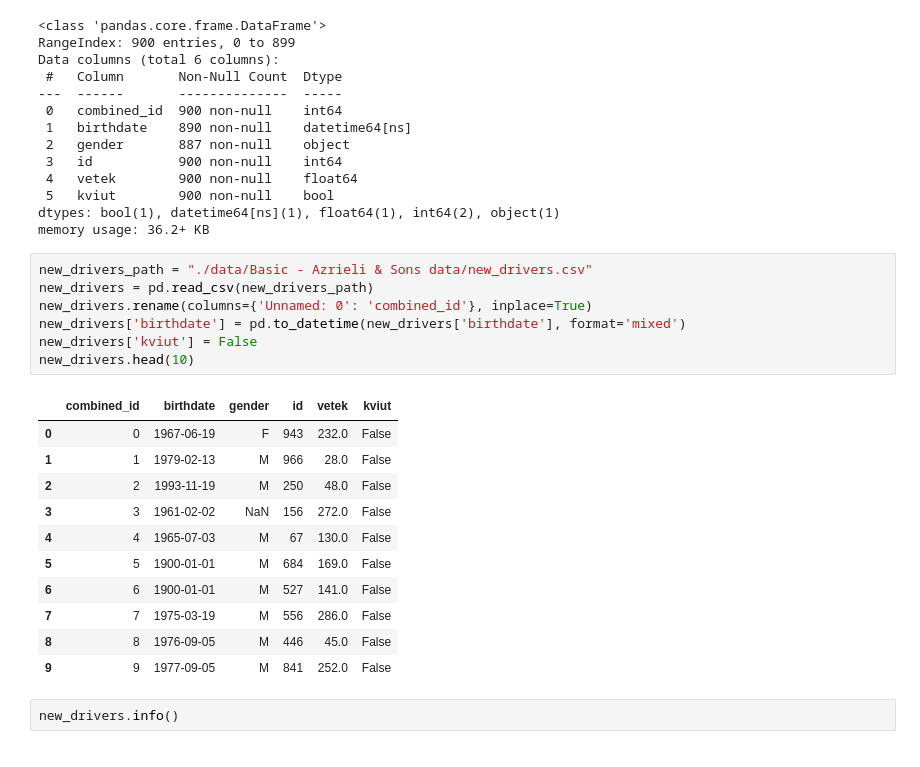
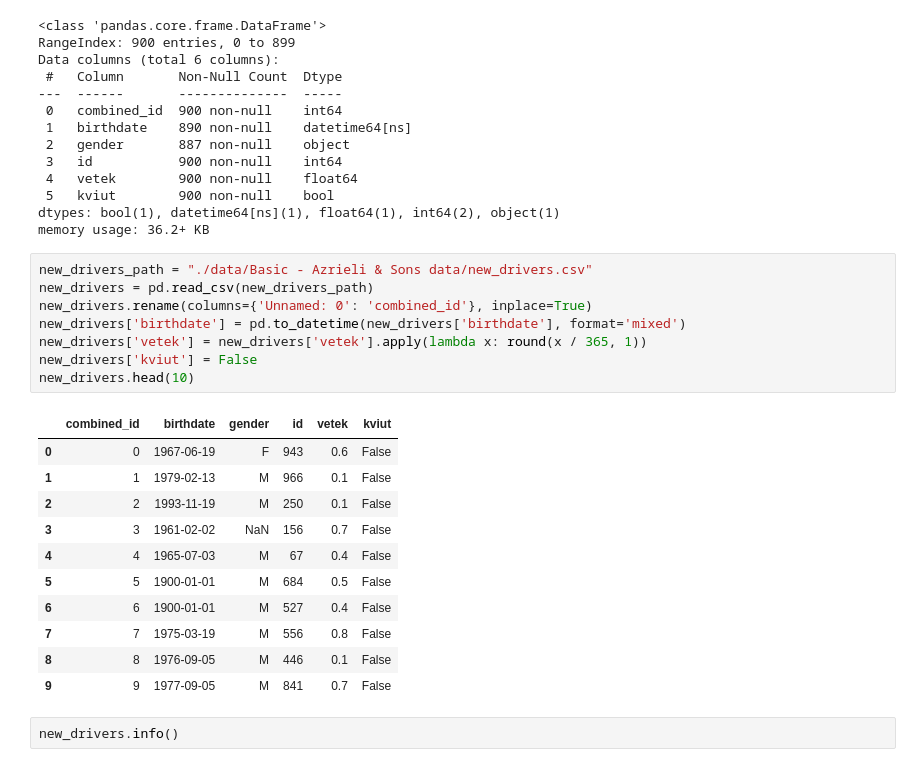
Before and after one commit to shalev-habany/CV_training, a Jupyter notebook: basic/python/azrieli/azrieli_and_sons.ipynb, the cells around one changed output. Saved outputs shown, nothing was run; the diff lists cells and outputs as text.

Commit message:
finished to calculate the incomes and the full table

```diff
--- a/basic/python/azrieli/azrieli_and_sons.ipynb
+++ b/basic/python/azrieli/azrieli_and_sons.ipynb
@@ -66,22 +67,23 @@ memory usage: 36.2+ KB
 # %%
 new_drivers_path = "./data/Basic - Azrieli & Sons data/new_drivers.csv"
 new_drivers = pd.read_csv(new_drivers_path)
 new_drivers.rename(columns={'Unnamed: 0': 'combined_id'}, inplace=True)
 new_drivers['birthdate'] = pd.to_datetime(new_drivers['birthdate'], format='mixed')
+new_drivers['vetek'] = new_drivers['vetek'].apply(lambda x: round(x / 365, 1))
 new_drivers['kviut'] = False
 new_drivers.head(10)
 # %% [output]
 |  | combined_id | birthdate | gender | id | vetek | kviut |
-| 0 | 0 | 1967-06-19 | F | 943 | 232.0 | False |
-| 1 | 1 | 1979-02-13 | M | 966 | 28.0 | False |
-| 2 | 2 | 1993-11-19 | M | 250 | 48.0 | False |
-| 3 | 3 | 1961-02-02 | NaN | 156 | 272.0 | False |
-| 4 | 4 | 1965-07-03 | M | 67 | 130.0 | False |
-| 5 | 5 | 1900-01-01 | M | 684 | 169.0 | False |
-| 6 | 6 | 1900-01-01 | M | 527 | 141.0 | False |
-| 7 | 7 | 1975-03-19 | M | 556 | 286.0 | False |
-| 8 | 8 | 1976-09-05 | M | 446 | 45.0 | False |
-| 9 | 9 | 1977-09-05 | M | 841 | 252.0 | False |
+| 0 | 0 | 1967-06-19 | F | 943 | 0.6 | False |
+| 1 | 1 | 1979-02-13 | M | 966 | 0.1 | False |
+| 2 | 2 | 1993-11-19 | M | 250 | 0.1 | False |
+| 3 | 3 | 1961-02-02 | NaN | 156 | 0.7 | False |
+| 4 | 4 | 1965-07-03 | M | 67 | 0.4 | False |
+| 5 | 5 | 1900-01-01 | M | 684 | 0.5 | False |
+| 6 | 6 | 1900-01-01 | M | 527 | 0.4 | False |
+| 7 | 7 | 1975-03-19 | M | 556 | 0.8 | False |
+| 8 | 8 | 1976-09-05 | M | 446 | 0.1 | False |
+| 9 | 9 | 1977-09-05 | M | 841 | 0.7 | False |
 # %%
 new_drivers.info()
 # %% [output]
```
Also changed, not shown: parts of 30 cells of this notebook, 1 other file.
